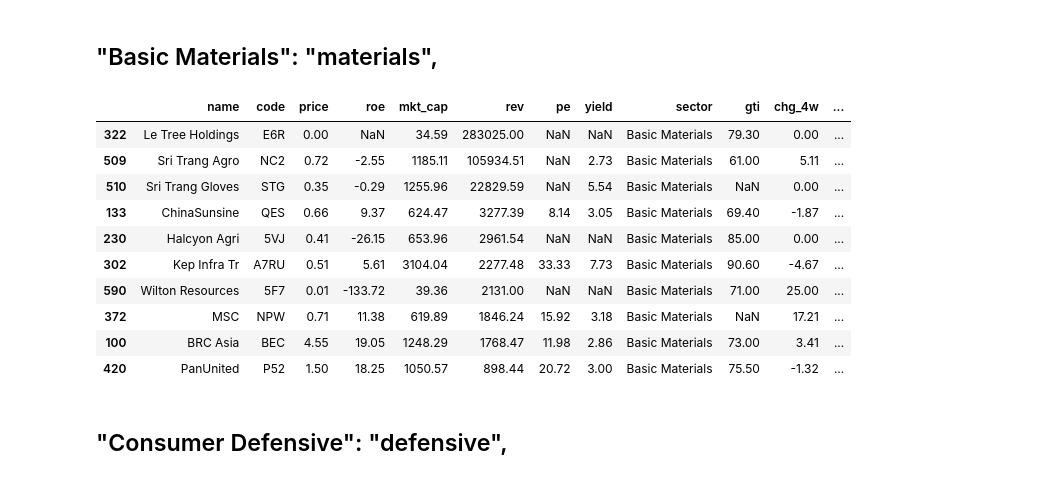
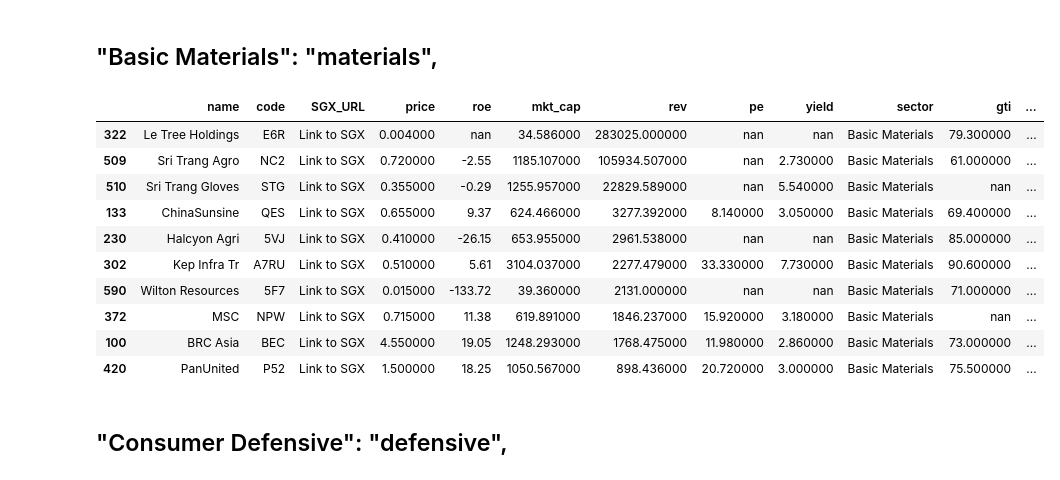
Before and after one commit to mrsmmori1234/notebooks_rep, a Jupyter notebook: notebooks/sgx_securities.ipynb, the cells around one changed output. Cells and saved outputs as stored; diff of their text form; code cells hidden in the pictures.

```diff
--- a/notebooks/sgx_securities.ipynb
+++ b/notebooks/sgx_securities.ipynb
@@ -57,6 +27,11 @@ Loading: /home/mrsmmori/notebooks/Win_Downloads/Stock Screener Data 7 Jun 11-8-2
 | 2 | AsiaMedic | 505 | 0.02 | 13.34 | SGD 26.4 | SGD 35.221 | 13.14 | NaN | Healthcare | ... |
 | 3 | Fuji Offset | 508 | 0.73 | 2.33 | SGD 43.736 | SGD 3.274 | 48.34 | 0.68 | Industrials | ... |
 | 4 | DISA | 532 | 0.00 | -137.72 | SGD 14.09 | SGD 2.667 | NaN | NaN | Technology | ... |
+# %%
+def make_clickable(val):
+    if pd.notna(val):
+        return f'<a target="_blank" href="{val}">Link to SGX</a>'
+    return ""
 # %% [markdown]
 # Data Clearning
 # %%
@@ -199,6 +174,17 @@ df.head(5)
 | 2 | AsiaMedic | 505 | 0.02 | 13.34 | 26.40 | 35.22 | 13.14 | NaN | Healthcare | 66.00 | 0.00 | ... |
 | 3 | Fuji Offset | 508 | 0.73 | 2.33 | 43.74 | 3.27 | 48.34 | 0.68 | Industrials | 70.00 | 28.95 | ... |
 | 4 | DISA | 532 | 0.00 | -137.72 | 14.09 | 2.67 | NaN | NaN | Technology | 34.00 | 0.00 | ... |
+# %%
+df['SGX_URL'] = np.nan
+mask = df['code'].notna()
+df['SGX_URL'] = df['code'].apply(
+    lambda x: f'https://investors.sgx.com/market/security-details/stocks/{x}' if pd.notna(x) else None
+)
+# %%
+cols = list(df.columns)
+cols.remove('SGX_URL')
+cols.insert(2, 'SGX_URL')
+df = df[cols]
 # %%
 # 極限まで短くしたい場合のマッピング定義
 short_mapping = {
@@ -302,19 +288,19 @@ Frencken Group (E28)
 # %% [markdown]
 ## "Basic Materials": "materials",
 # %%
-sector_dfs['materials'].sort_values(by="rev", ascending=False, na_position="last").head(10)
+sector_dfs['materials'].sort_values(by="rev", ascending=False, na_position="last").head(10).style.format({'SGX_URL': make_clickable})
 # %% [output]
-|  | name | code | price | roe | mkt_cap | rev | pe | yield | sector | gti | chg_4w | ... |
-| 322 | Le Tree Holdings | E6R | 0.00 | NaN | 34.59 | 283025.00 | NaN | NaN | Basic Materials | 79.30 | 0.00 | ... |
-| 509 | Sri Trang Agro | NC2 | 0.72 | -2.55 | 1185.11 | 105934.51 | NaN | 2.73 | Basic Materials | 61.00 | 5.11 | ... |
-| 510 | Sri Trang Gloves | STG | 0.35 | -0.29 | 1255.96 | 22829.59 | NaN | 5.54 | Basic Materials | NaN | 0.00 | ... |
-| 133 | ChinaSunsine | QES | 0.66 | 9.37 | 624.47 | 3277.39 | 8.14 | 3.05 | Basic Materials | 69.40 | -1.87 | ... |
-| 230 | Halcyon Agri | 5VJ | 0.41 | -26.15 | 653.96 | 2961.54 | NaN | NaN | Basic Materials | 85.00 | 0.00 | ... |
-| 302 | Kep Infra Tr | A7RU | 0.51 | 5.61 | 3104.04 | 2277.48 | 33.33 | 7.73 | Basic Materials | 90.60 | -4.67 | ... |
-| 590 | Wilton Resources | 5F7 | 0.01 | -133.72 | 39.36 | 2131.00 | NaN | NaN | Basic Materials | 71.00 | 25.00 | ... |
-| 372 | MSC | NPW | 0.71 | 11.38 | 619.89 | 1846.24 | 15.92 | 3.18 | Basic Materials | NaN | 17.21 | ... |
-| 100 | BRC Asia | BEC | 4.55 | 19.05 | 1248.29 | 1768.47 | 11.98 | 2.86 | Basic Materials | 73.00 | 3.41 | ... |
-| 420 | PanUnited | P52 | 1.50 | 18.25 | 1050.57 | 898.44 | 20.72 | 3.00 | Basic Materials | 75.50 | -1.32 | ... |
+|  | name | code | SGX_URL | price | roe | mkt_cap | rev | pe | yield | sector | gti | ... |
+| 322 | Le Tree Holdings | E6R | Link to SGX | 0.004000 | nan | 34.586000 | 283025.000000 | nan | nan | Basic Materials | 79.300000 | ... |
+| 509 | Sri Trang Agro | NC2 | Link to SGX | 0.720000 | -2.55 | 1185.107000 | 105934.507000 | nan | 2.730000 | Basic Materials | 61.000000 | ... |
+| 510 | Sri Trang Gloves | STG | Link to SGX | 0.355000 | -0.29 | 1255.957000 | 22829.589000 | nan | 5.540000 | Basic Materials | nan | ... |
+| 133 | ChinaSunsine | QES | Link to SGX | 0.655000 | 9.37 | 624.466000 | 3277.392000 | 8.140000 | 3.050000 | Basic Materials | 69.400000 | ... |
+| 230 | Halcyon Agri | 5VJ | Link to SGX | 0.410000 | -26.15 | 653.955000 | 2961.538000 | nan | nan | Basic Materials | 85.000000 | ... |
+| 302 | Kep Infra Tr | A7RU | Link to SGX | 0.510000 | 5.61 | 3104.037000 | 2277.479000 | 33.330000 | 7.730000 | Basic Materials | 90.600000 | ... |
+| 590 | Wilton Resources | 5F7 | Link to SGX | 0.015000 | -133.72 | 39.360000 | 2131.000000 | nan | nan | Basic Materials | 71.000000 | ... |
+| 372 | MSC | NPW | Link to SGX | 0.715000 | 11.38 | 619.891000 | 1846.237000 | 15.920000 | 3.180000 | Basic Materials | nan | ... |
+| 100 | BRC Asia | BEC | Link to SGX | 4.550000 | 19.05 | 1248.293000 | 1768.475000 | 11.980000 | 2.860000 | Basic Materials | 73.000000 | ... |
+| 420 | PanUnited | P52 | Link to SGX | 1.500000 | 18.25 | 1050.567000 | 898.436000 | 20.720000 | 3.000000 | Basic Materials | 75.500000 | ... |
 # %% [markdown]
 ## "Consumer Defensive": "defensive",
 # %%
```
Also changed, not shown: parts of 13 cells of this notebook, 5 other files.
